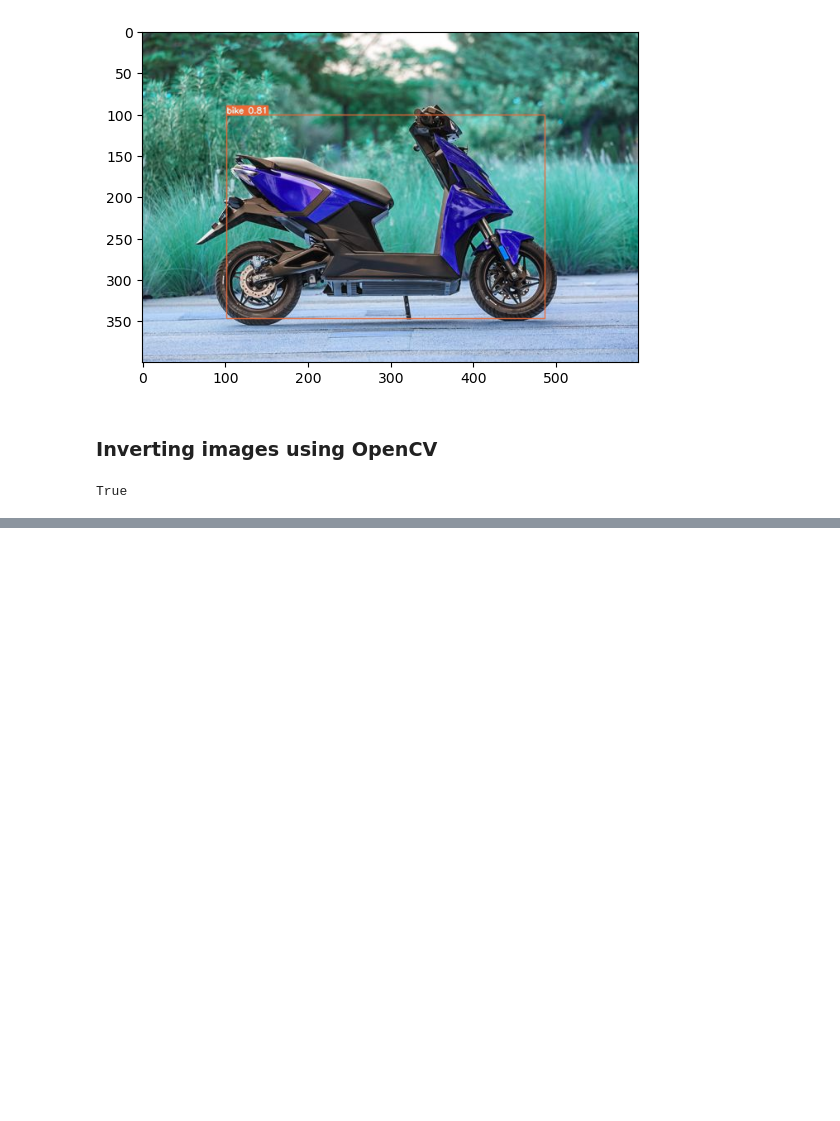
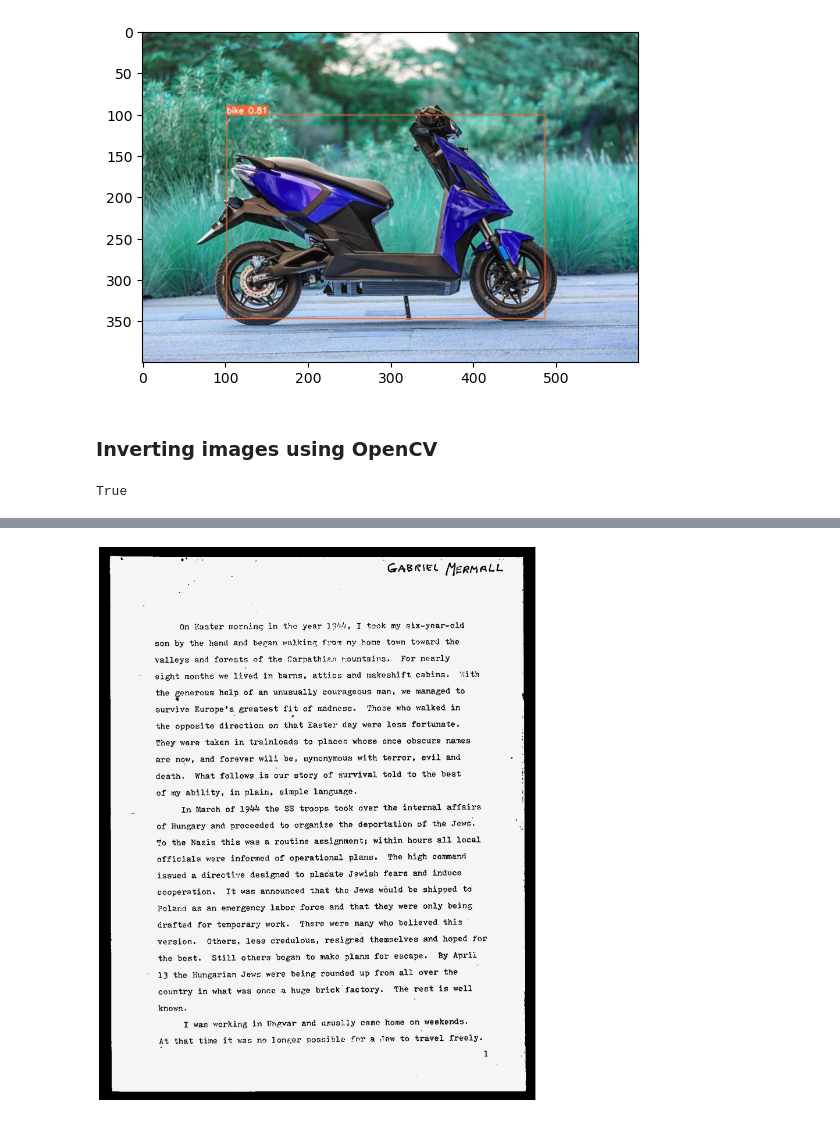
Before and after one commit to salunkhegr1712/OpenCV-ghansham, a Jupyter notebook: openCV.ipynb, the cells around one changed output, grey strips where cells are left out. Drawn from its saved outputs; the diff is of its cells as text; code cells hidden in the pictures; blank space fills up the shorter version.

```diff
--- a/openCV.ipynb
+++ b/openCV.ipynb
@@ -79,0 +134,4 @@ plt.imshow(toGrayScale(image))
+# %%
+display("outputs/BWtext.jpg")
+# %% [output]
+[figure, added]
```
Also changed, not shown: parts of 14 cells of this notebook, 7 other files.
